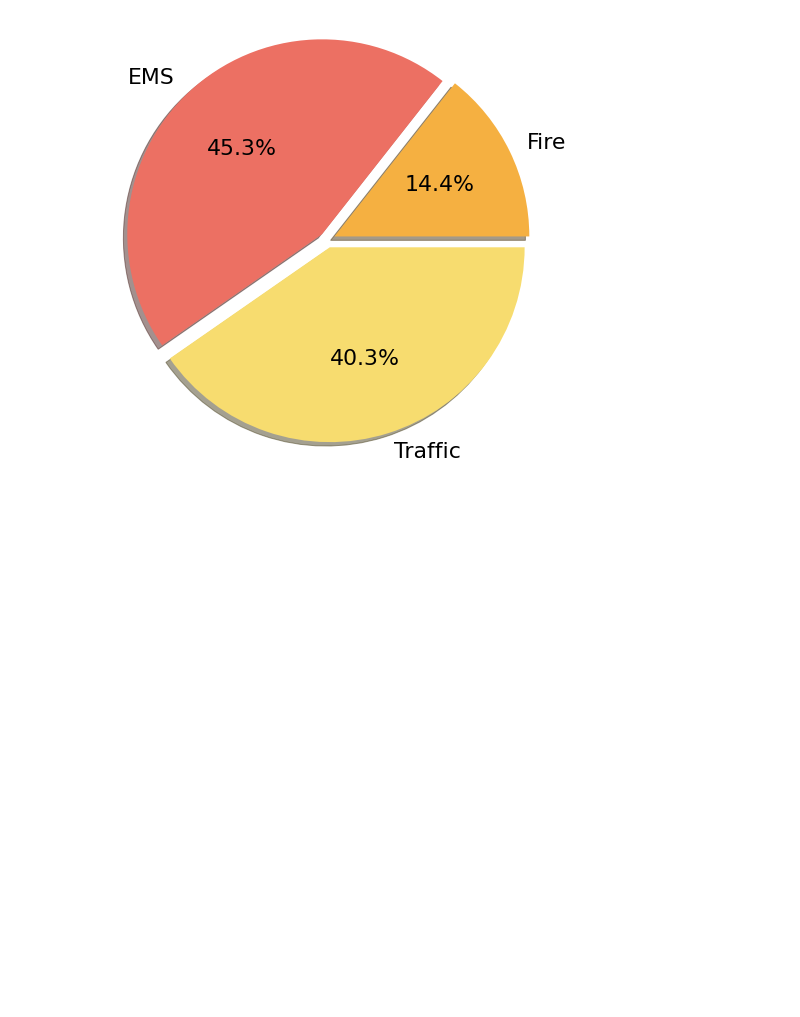
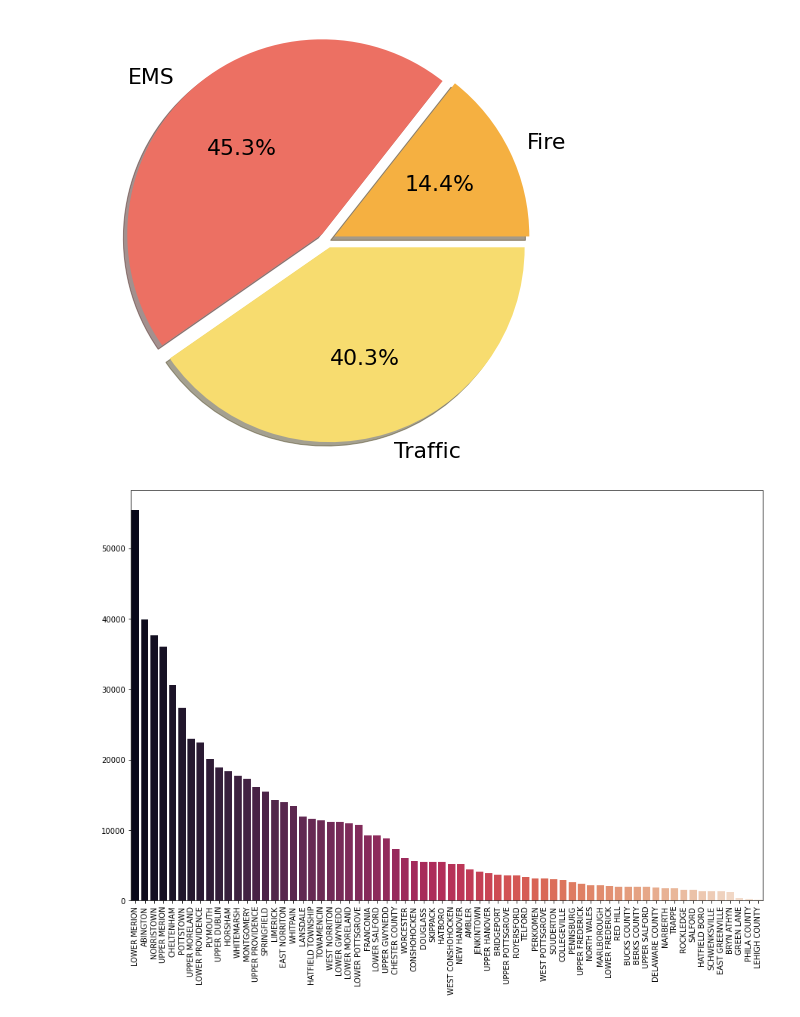
Before and after one commit to chainyo/analyse_donnees, a Jupyter notebook: analyse.ipynb, the cells around one changed output. Cells and saved outputs as stored; diff of their text form; code cells hidden in the pictures; blank space fills up the shorter version.

```diff
--- a/analyse.ipynb
+++ b/analyse.ipynb
@@ -122,3 +122,12 @@ plt.show
 # %% [output]
 <function matplotlib.pyplot.show(close=None, block=None)>
 [figure]
+# %%
+cities_top = df.twp.value_counts()
+# %%
+plt.figure(figsize=(15,10))
+top = sns.barplot(cities_top.index, cities_top.values, palette='rocket')
+top.set_xticklabels(rotation=90, labels=cities_top.index, fontsize=10)
+plt.show()
+# %% [output]
+[figure, added]
```
Also changed, not shown: parts of 1 cell of this notebook.
